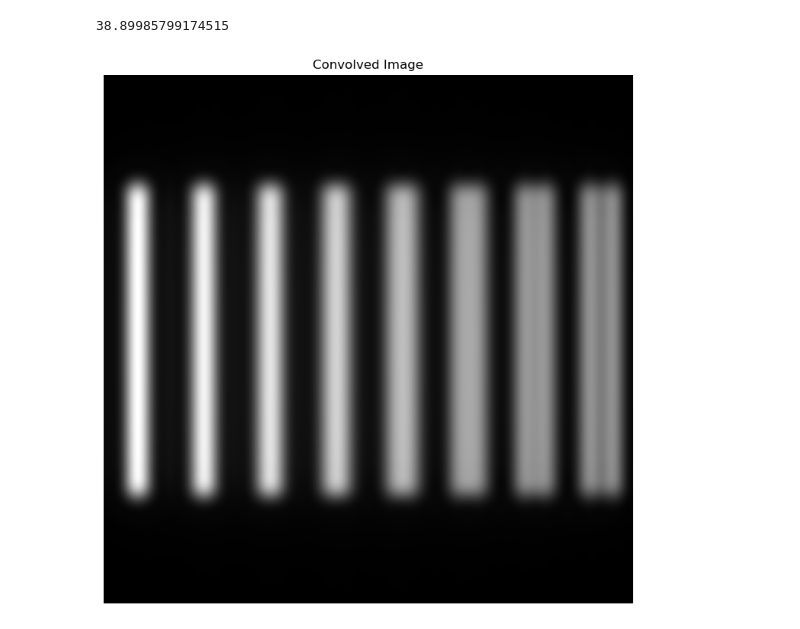
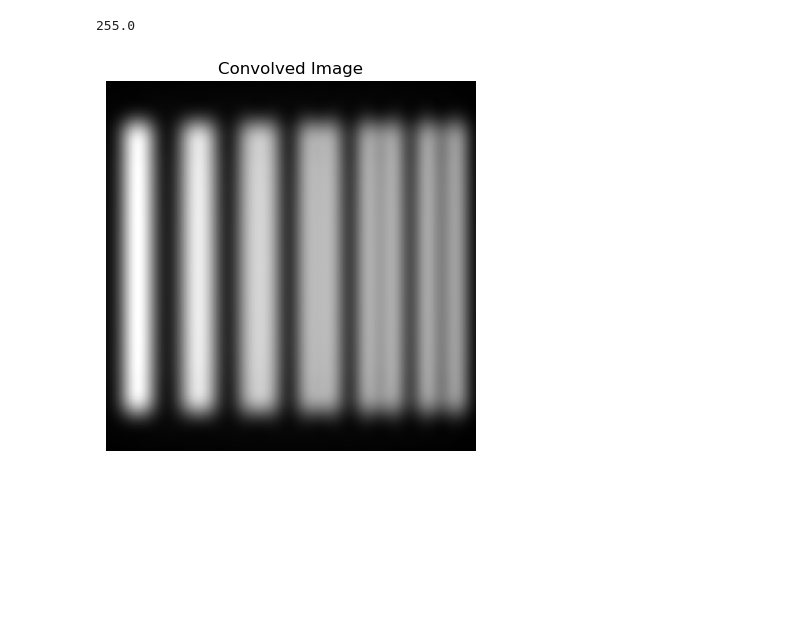
Before and after one commit to banksycjt/non_linear_RIM, a Jupyter notebook: line_pair/line_pair_generator.ipynb, the cells around one changed output. Saved outputs shown, nothing was run; the diff lists cells and outputs as text; code cells hidden in the pictures; blank space fills up the shorter version.

```diff
--- a/line_pair/line_pair_generator.ipynb
+++ b/line_pair/line_pair_generator.ipynb
@@ -9,15 +10,16 @@ from tifffile import imwrite
 # %%
 camara_pixel_size = 5000 # nm
-camara_pixels_number = 512
+camara_pixels_number = 256
+line_length = 200 # pixels
 camara_size = camara_pixel_size * camara_pixels_number
-NA = 1.25 # numerical aperture
-MA = 1000 # magnification
-collect_number = 800 # number of collected photos
+NA = 1.4 # numerical aperture
+MA = 500 # magnification
+collect_number = 400 # number of collected photos
 physical_pixel_size = camara_pixel_size / MA
 physical_size = camara_size / MA
 excitation_wavelength = 488 # nm
 emission_wavelength = 520 # nm
-#diffraction_limit = 0.61 * wavelength / NA
+diffraction_limit = 0.5 * emission_wavelength / NA
 # %%
 def generate_psf(camara_pixels_number, physical_pixel_size, wavelength, NA):
     # 计算频率范围
@@ -41,7 +43,7 @@ line_pairs_spacing = [80, 100, 120, 140, 160, 180] # nm
 line_pairs_spacing = np.array(line_pairs_spacing)
 line_pairs_spacing_by_pixel = line_pairs_spacing * MA / camara_pixel_size    # in pixel size
 # %%
-def generate_line_pairs(camara_pixels_number, line_spacing_by_pixel = 20, line_width = 1, line_length = 300, line_pairs_number = 1):
+def generate_line_pairs(camara_pixels_number, line_spacing_by_pixel = 20, line_width = 1, line_length = 200, line_pairs_number = 1):
 
     # 创建一个的黑色图像
     image_array = np.zeros((camara_pixels_number, camara_pixels_number//line_pairs_number))
@@ -75,12 +77,15 @@ def generate_line_pairs(camara_pixels_number, line_spacing_by_pixel = 20, line_w
 
     return image_array
 # %%
-images = [generate_line_pairs(camara_pixels_number, spacing, line_pairs_number = len(line_pairs_spacing_by_pixel)) for spacing in line_pairs_spacing_by_pixel]
-
+images = [generate_line_pairs(camara_pixels_number, spacing, line_pairs_number = len(line_pairs_spacing_by_pixel),
+                              line_length = line_length) for spacing in line_pairs_spacing_by_pixel]
 ground_truth = np.hstack(images)
-ground_truth = np.pad(ground_truth, ((0, 0), (0, camara_pixels_number - ground_truth.shape[1])), mode='constant', constant_values=0)
+ground_truth = np.pad(ground_truth, ((0, 0), (0, camara_pixels_number - ground_truth.shape[1])),
+                      mode='constant', constant_values=0)
 print(ground_truth.shape)
-plt.figure(figsize=(18, 9))
+print(ground_truth.max(), ground_truth.min())
+# imwrite(f'line_pairs_{camara_pixels_number}_{line_pairs_spacing.min()}to{line_pairs_spacing.max()}nm.tiff',
+#         (ground_truth * 255).astype(np.uint8))
 plt.imshow(ground_truth, cmap='gray')
 plt.title(f"line pairs from {line_pairs_spacing.min()} to {line_pairs_spacing.max()} nm")
 plt.axis('off')
@@ -208,13 +224,16 @@ plt.show()
 # %%
 # 对 ground_truth 和 psf 进行卷积
 convolved_image = fftconvolve(ground_truth, excitation_psf, mode='same')
+convolved_image /= convolved_image.max()  # 归一化
+convolved_image *= (2**8-1)  # 归一化到16位范围
 print(np.max(convolved_image))
+imwrite(f'convolved_image.tiff',convolved_image.astype(np.uint8))
 # 显示卷积后的图像
-plt.figure(figsize=(18, 9))
+
 plt.imshow(convolved_image, cmap='gray')
 plt.title("Convolved Image")
 plt.axis('off')
 plt.show()
 # %% [output]
-38.89985799174515
+255.0
-[figure, old version]
+[figure, new version]
```
Also changed, not shown: parts of 9 cells of this notebook, 4 other files.
